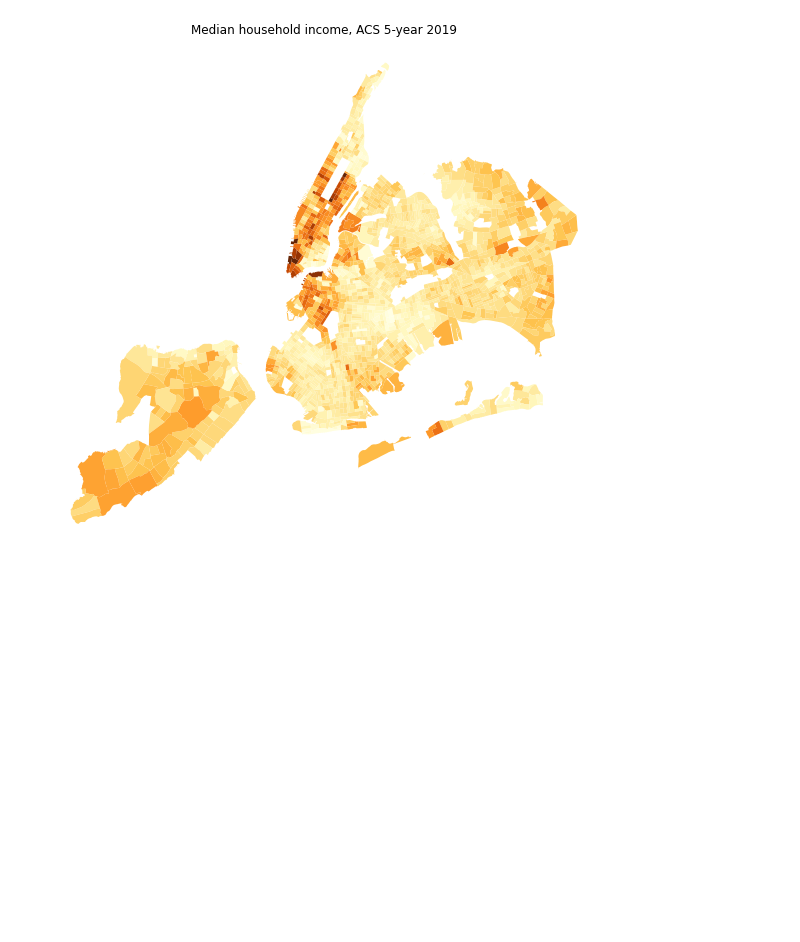
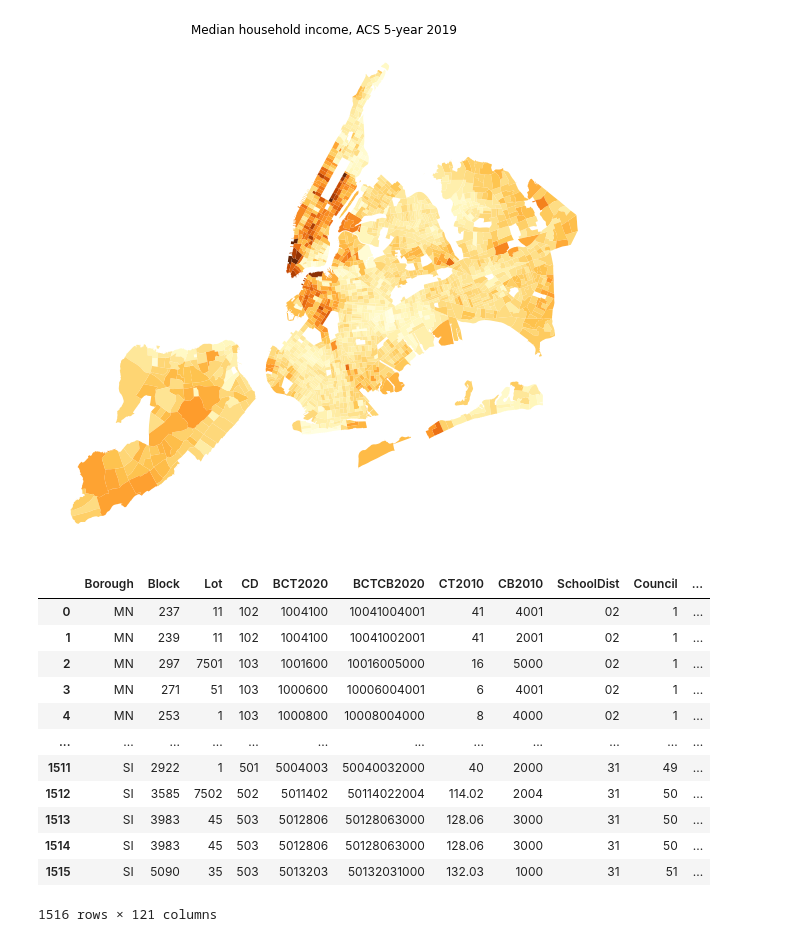
Before and after one commit to jennahgosciak/nyc_fire_risk, a Jupyter notebook: 00_data_processing.ipynb, the cells around one changed output. Saved outputs shown, nothing was run; the diff lists cells and outputs as text; code cells hidden in the pictures; blank space fills up the shorter version.

```diff
--- a/00_data_processing.ipynb
+++ b/00_data_processing.ipynb
@@ -263,3 +253,19 @@ ax.axis('off')
 # %% [output]
 (-74.28337047811618, -73.67222994890716, 40.476988784652164, 40.89818324976431)
 [figure]
+# %%
+vac_pluto
+# %% [output]
+|  | Borough | Block | Lot | CD | BCT2020 | BCTCB2020 | CT2010 | CB2010 | SchoolDist | Council | ... |
+| 0 | MN | 237 | 11 | 102 | 1004100 | 10041004001 | 41 | 4001 | 02 | 1 | ... |
+| 1 | MN | 239 | 11 | 102 | 1004100 | 10041002001 | 41 | 2001 | 02 | 1 | ... |
+| 2 | MN | 297 | 7501 | 103 | 1001600 | 10016005000 | 16 | 5000 | 02 | 1 | ... |
+| 3 | MN | 271 | 51 | 103 | 1000600 | 10006004001 | 6 | 4001 | 02 | 1 | ... |
+| 4 | MN | 253 | 1 | 103 | 1000800 | 10008004000 | 8 | 4000 | 02 | 1 | ... |
+| ... | ... | ... | ... | ... | ... | ... | ... | ... | ... | ... | ... |
+| 1511 | SI | 2922 | 1 | 501 | 5004003 | 50040032000 | 40 | 2000 | 31 | 49 | ... |
+| 1512 | SI | 3585 | 7502 | 502 | 5011402 | 50114022004 | 114.02 | 2004 | 31 | 50 | ... |
+| 1513 | SI | 3983 | 45 | 503 | 5012806 | 50128063000 | 128.06 | 3000 | 31 | 50 | ... |
+| 1514 | SI | 3983 | 45 | 503 | 5012806 | 50128063000 | 128.06 | 3000 | 31 | 50 | ... |
+| 1515 | SI | 5090 | 35 | 503 | 5013203 | 50132031000 | 132.03 | 1000 | 31 | 51 | ... |
+1516 rows × 121 columns
```
Also changed, not shown: parts of 22 cells of this notebook, 1 other file.
